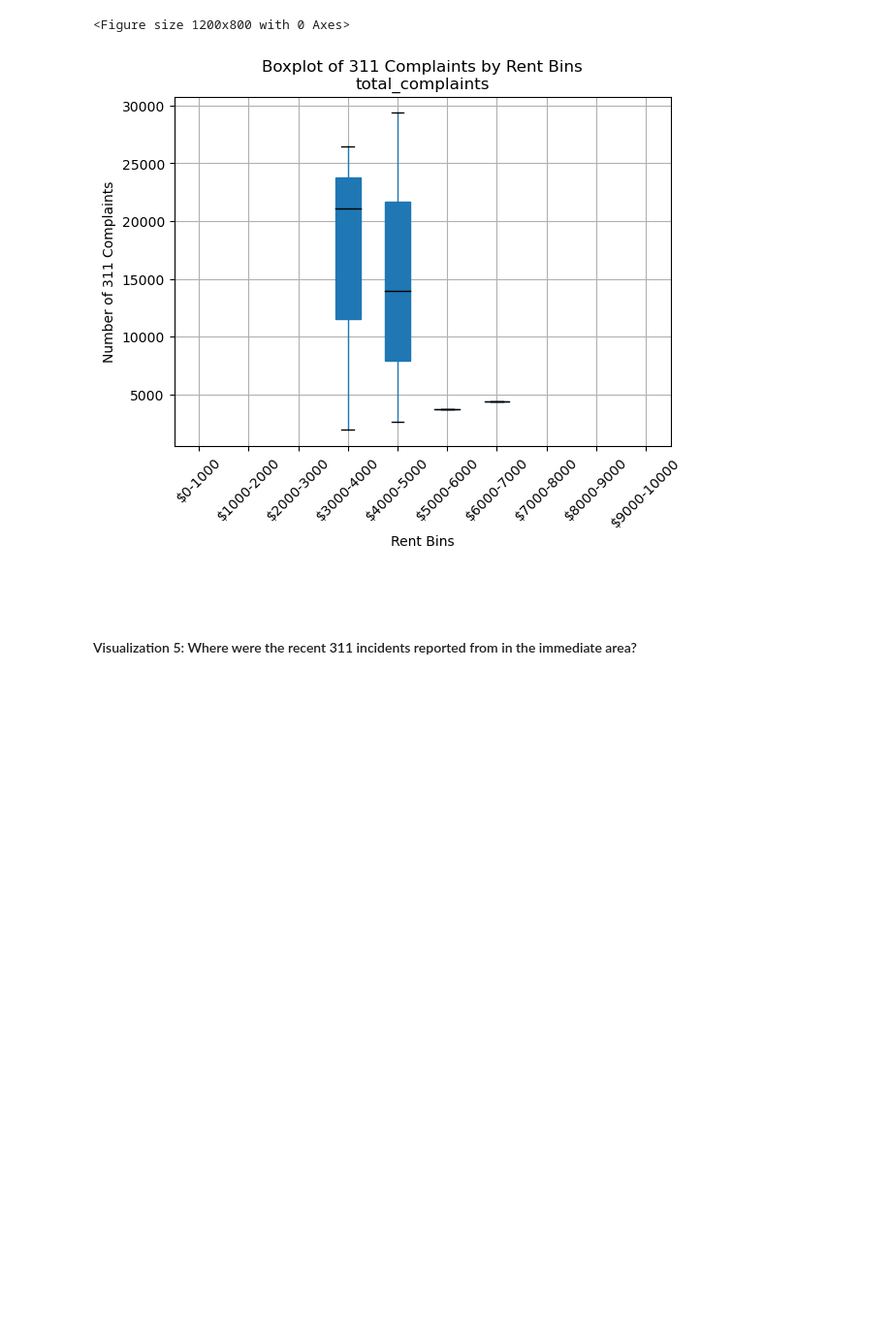
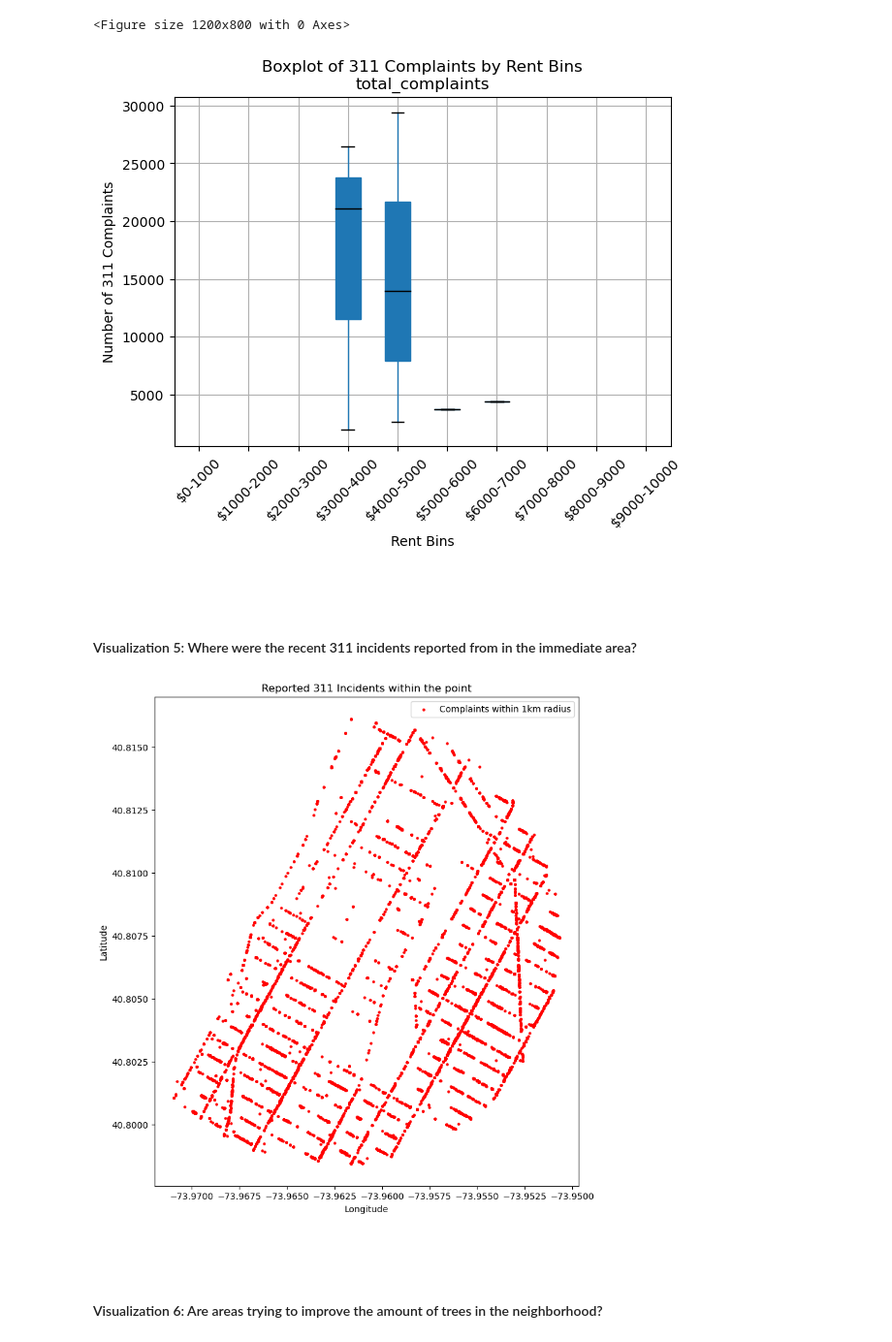
Before and after one commit to Moustafaban1/Project---Tools-for-Analytics-, a Jupyter notebook: Group 6 Final Project.ipynb, the cells around one changed output. Shown at 97% size. Saved outputs shown, nothing was run; the diff lists cells and outputs as text; code cells hidden in the pictures; blank space fills up the shorter version.

```diff
--- a/Group 6 Final Project.ipynb
+++ b/Group 6 Final Project.ipynb
@@ -1042,3 +1042,43 @@ plot_visual_4(some_dataframe)
 ####
 # %% [markdown]
 #### Visualization 5: Where were the recent 311 incidents reported from in the immediate area?
+# %%
+def plot_visual_5(df):
+    """Plot the location of 311 incidents reported within 1 kilometer radius of Columbia campus within timeframe
+
+    Keyword arguments:
+    df -- a dataframe contains location of the trees satisfies the requirements
+    """
+
+    # Plot the incidents and the buffered area on a map
+    figure, axes = plt.subplots(figsize=(20, 10))
+
+    # Plot incidents within the buffered area
+    df.plot(ax=axes, marker='o', color='red', markersize=5, label='Complaints within 1km radius')
+
+    plt.title('Reported 311 Incidents within the point')
+    plt.xlabel('Longitude')
+    plt.ylabel('Latitude')
+    plt.legend()
+
+    plt.show()
+# %%
+def get_data_for_visual_5():
+    """
+    Write a query to get data from database for Visualization 5 and return to a dataframe.
+    """
+
+    QUERY_Visual5 = f"""
+        SELECT the_geom as geom
+        FROM complaints
+        WHERE (created_date BETWEEN '2023-03-01' AND '2024-02-29')
+        AND
+            ST_DistanceSphere(
+            ST_GeomFromText('POINT({longitude} {latitude})',4326),
+            the_geom) < 1000
+        """
+
+    with engine.connect() as connection:
+        gdf = gpd.read_postgis(QUERY_Visual5, connection)
+
+    return gdf
@@ -1044,0 +1088,9 @@ plot_visual_4(some_dataframe)
+# %%
+df_visual5 = get_data_for_visual_5()
+plot_visual_5(df_visual5)
+# %% [output]
+[figure, added]
+# %% [markdown]
+####
+# %% [markdown]
+#### Visualization 6: Are areas trying to improve the amount of trees in the neighborhood?
```
Also changed, not shown: parts of 10 cells of this notebook.
